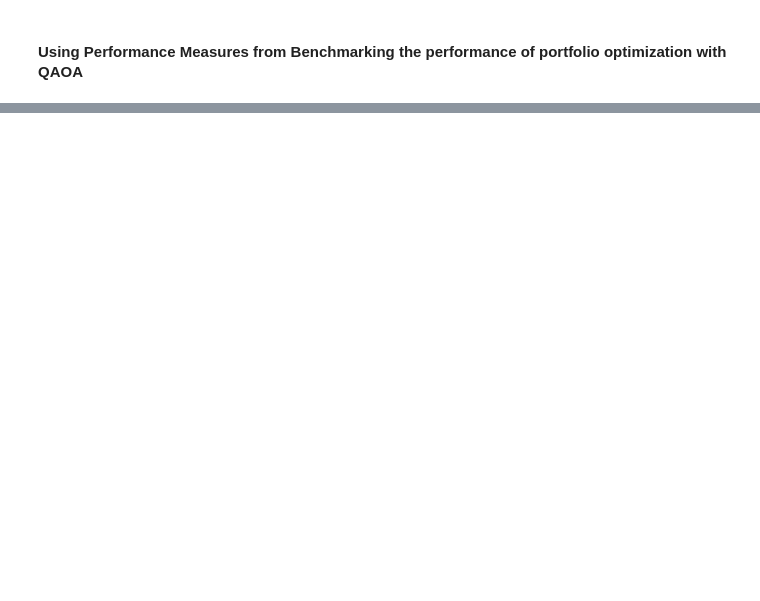
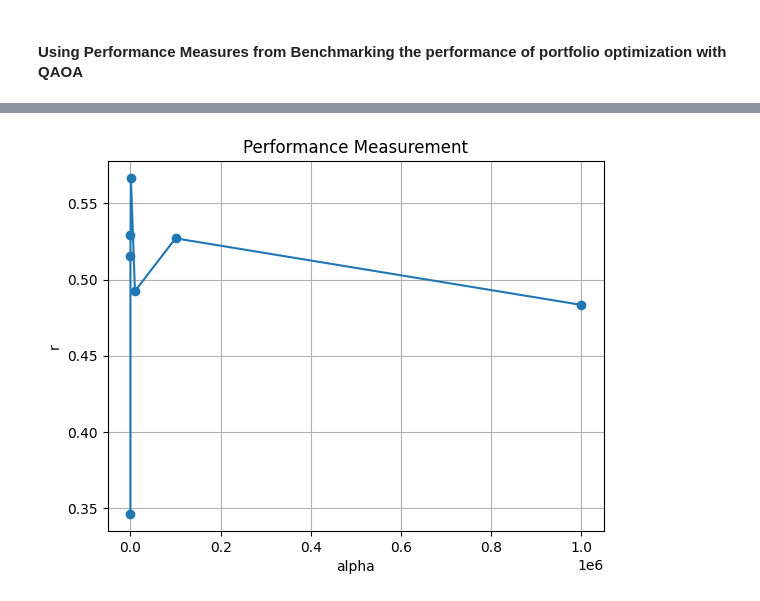
Before and after one commit to annafcosta/Operations-Research-QAOA, a Jupyter notebook: src/metrics_penalization_9_1_2.ipynb, the cells around one changed output, grey strips where cells are left out. Drawn from its saved outputs; the diff is of its cells as text; code cells hidden in the pictures; blank space fills up the shorter version.

```diff
--- a/src/metrics_penalization_9_1_2.ipynb
+++ b/src/metrics_penalization_9_1_2.ipynb
@@ -307,0 +377,18 @@ Corresponding x array (z): [1, 1, 1, 1, 1, 1, 1, 1]
+# %%
+def run_experiment_performance_measurement_alpha(alpha, n_range, p, shots_estimator, shots_sampler, level):
+    c_problem = declare_problem(alpha)
+
+    q_problem = declare_qubo_problem(c_problem, 1)
+
+    hamiltonian, offset = hamiltonian_offset(q_problem)
+
+    return run_experiment_performance_measurement_positive(n_range, p, shots_estimator, shots_sampler, level, hamiltonian, q_problem)
+# %%
+alpha_values = list([1, 10, 100, 1000, 10000, 100000, 1000000])
+r_values = []
+
+for alpha in alpha_values:
+    y = run_experiment_performance_measurement_alpha(alpha, 50, 3, 1000, 1000, 3)
+    r_values.append(y)
+# %% [output]
+[figure, added]
```
Also changed, not shown: parts of 22 cells of this notebook, 1 other file.
